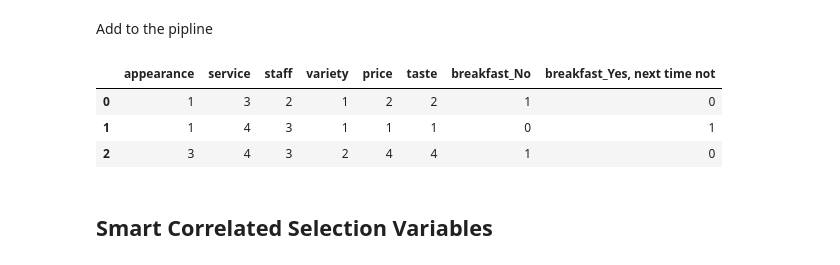
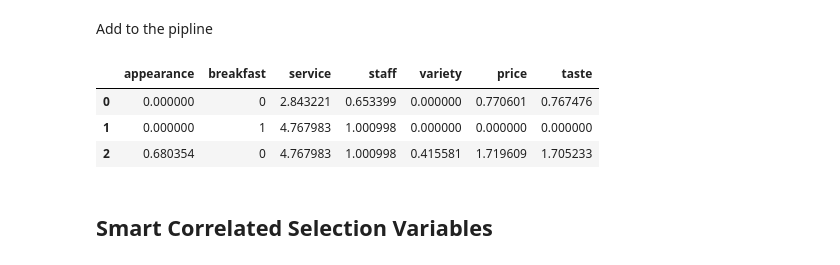
Before and after one commit to ZoltanNyaradi/Guest-Survey-Analysis-to-Improve-Hotel-Breakfast, a Jupyter notebook: jupyter_notebooks/06 - FeatureEngineering.ipynb, the cells around one changed output. Saved outputs shown, nothing was run; the diff lists cells and outputs as text; code cells hidden in the pictures.

```diff
--- a/jupyter_notebooks/06 - FeatureEngineering.ipynb
+++ b/jupyter_notebooks/06 - FeatureEngineering.ipynb
@@ -196,18 +196,18 @@ Add to the pipline
 # %%
 df=train_set.copy()
 
 pipeline = Pipeline([
-    ("ohe", OneHotEncoder(variables="breakfast", drop_last=True)),
-    ("box_cox", vt.BoxCoxTransformer(df.columns.drop("breakfast").tolist()))
+    ("Ordinal", OrdinalEncoder(encoding_method="arbitrary",variables=["breakfast"])),
+    ("BoxCox", vt.BoxCoxTransformer(['appearance', 'service', 'staff', 'variety', 'price', 'taste']))
 ])
 
 df_transformed = pipeline.fit_transform(df)
 df_transformed.head(3)
 # %% [output]
-|  | appearance | service | staff | variety | price | taste | breakfast_No | breakfast_Yes, next time not |
-| 0 | 1 | 3 | 2 | 1 | 2 | 2 | 1 | 0 |
-| 1 | 1 | 4 | 3 | 1 | 1 | 1 | 0 | 1 |
-| 2 | 3 | 4 | 3 | 2 | 4 | 4 | 1 | 0 |
+|  | appearance | breakfast | service | staff | variety | price | taste |
+| 0 | 0.000000 | 0 | 2.843221 | 0.653399 | 0.000000 | 0.770601 | 0.767476 |
+| 1 | 0.000000 | 1 | 4.767983 | 1.000998 | 0.000000 | 0.000000 | 0.000000 |
+| 2 | 0.680354 | 0 | 4.767983 | 1.000998 | 0.415581 | 1.719609 | 1.705233 |
 # %% [markdown]
 ## Smart Correlated Selection Variables
 # %%
```
Also changed, not shown: parts of 1 cell of this notebook, 6 other files.
